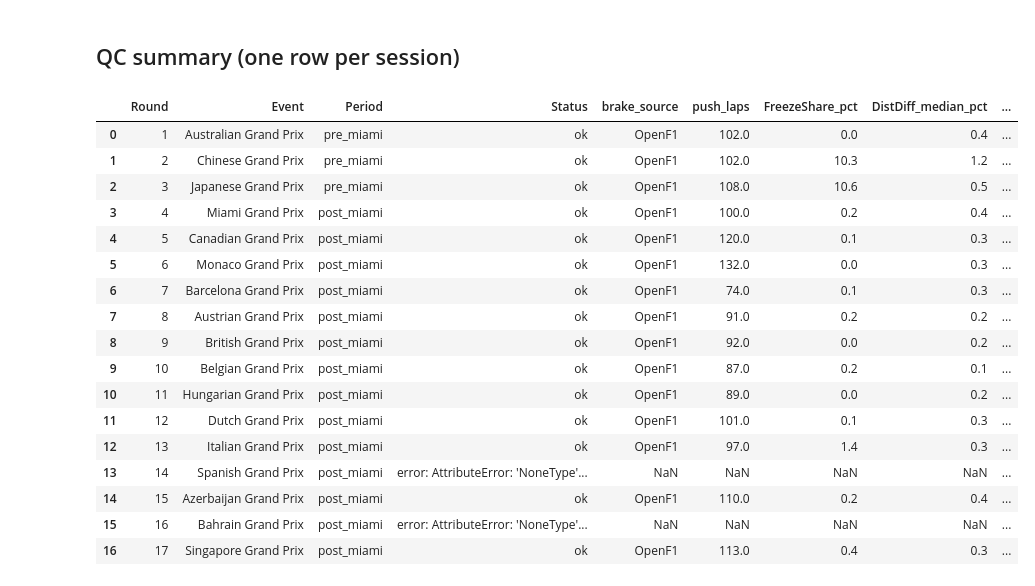
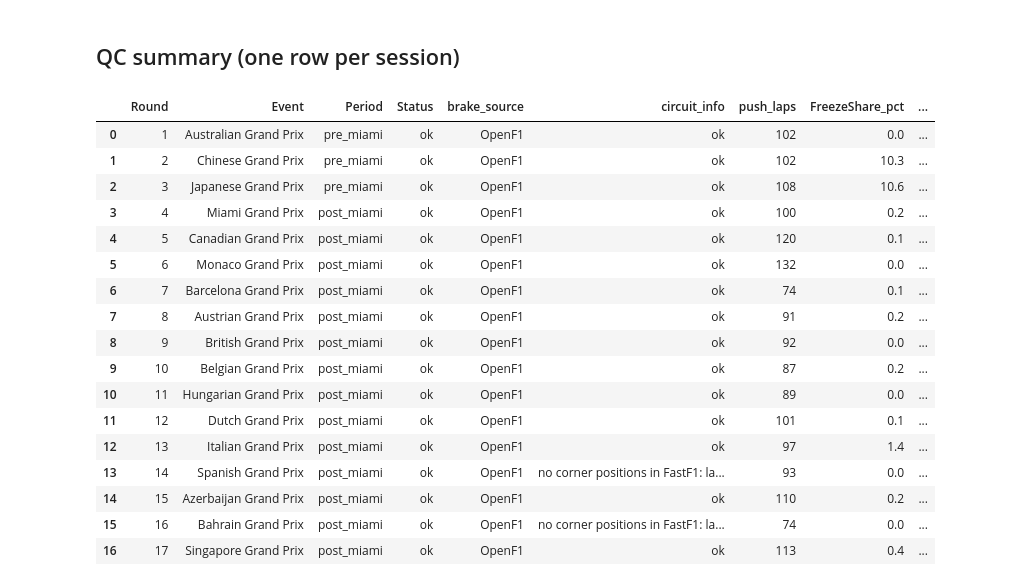
Before and after one commit to see7ien/Flat-Out, a Jupyter notebook: 02_season.ipynb, the cells around one changed output. Cells and saved outputs as stored; diff of their text form; code cells hidden in the pictures.

Commit message:
Season run: circuit-info fallback, QC additions

```diff
--- a/02_season.ipynb
+++ b/02_season.ipynb
@@ -15,6 +17,7 @@ from flatout import distance_agreement, openf1_session_key, run_session, to_seco
 
 YEAR = 2026
 DIST_FLAG_PCT = 3  # push laps whose car-data and X/Y distances differ by more than this are flagged
+MIN_CLEAN_DRIVERS = 10  # reporting rule: a straight is reported for a session only with >= 10 clean drivers
 OUT = Path("data/season")
 OUT.mkdir(parents=True, exist_ok=True)
 
@@ -66,8 +69,10 @@ for ev in events.itertuples():
         to_seconds(tables["segments"]).to_csv(f"{stem}_segments.csv", index=False)
         tables["exclusions"].to_csv(f"{stem}_exclusions.csv", index=False)
         dist.to_csv(f"{stem}_distance_qc.csv", index=False)
+        cov = tables["coverage"]
+        part = lambda k: cov.loc[k].to_dict() if k in cov.index.get_level_values(0) else {}
         row.update(Status="ok", **qc, Exclusions=len(tables["exclusions"]),
-                   CleanPerStraight=tables["coverage"].loc["straight"].to_dict(),
+                   CleanPerStraight=part("straight"), CleanPerSector=part("sector"),
                    DistDiff_median_pct=dist.Diff_pct.abs().median(), DistDiff_max_pct=dist.Diff_pct.abs().max(),
                    LapsOver3pct=int((dist.Diff_pct.abs() > DIST_FLAG_PCT).sum()))
     except Exception as e:
@@ -142,26 +131,30 @@ Total runtime: 38.1 min
 # %% [markdown]
 ## QC summary (one row per session)
 # %%
-cols = ["Round", "Event", "Period", "Status", "brake_source", "push_laps", "push_lap_frozen_pct_mean",
-        "DistDiff_median_pct", "DistDiff_max_pct", "LapsOver3pct", "CleanPerStraight", "Exclusions", "Runtime_s"]
-pd.set_option("display.max_colwidth", 80)
+ok = season_qc.Status.eq("ok")
+season_qc["Reportable"] = [sorted(k for k, n in d.items() if n >= MIN_CLEAN_DRIVERS) if isinstance(d, dict) else [] for d in season_qc.CleanPerStraight]
+season_qc["NReportable"] = season_qc.Reportable.str.len().where(ok)
+season_qc.to_csv(OUT / "qc_summary.csv", index=False)
+cols = ["Round", "Event", "Period", "Status", "brake_source", "circuit_info", "push_laps", "push_lap_frozen_pct_mean",
+        "DistDiff_median_pct", "DistDiff_max_pct", "LapsOver3pct", "CleanPerStraight", "NReportable", "Reportable", "Exclusions", "Runtime_s"]
+pd.set_option("display.max_colwidth", 90)
 season_qc.reindex(columns=cols).rename(columns={"push_lap_frozen_pct_mean": "FreezeShare_pct"}).round(1)
 # %% [output]
-|  | Round | Event | Period | Status | brake_source | push_laps | FreezeShare_pct | DistDiff_median_pct | ... |
-| 0 | 1 | Australian Grand Prix | pre_miami | ok | OpenF1 | 102.0 | 0.0 | 0.4 | ... |
-| 1 | 2 | Chinese Grand Prix | pre_miami | ok | OpenF1 | 102.0 | 10.3 | 1.2 | ... |
-| 2 | 3 | Japanese Grand Prix | pre_miami | ok | OpenF1 | 108.0 | 10.6 | 0.5 | ... |
-| 3 | 4 | Miami Grand Prix | post_miami | ok | OpenF1 | 100.0 | 0.2 | 0.4 | ... |
-| 4 | 5 | Canadian Grand Prix | post_miami | ok | OpenF1 | 120.0 | 0.1 | 0.3 | ... |
-| 5 | 6 | Monaco Grand Prix | post_miami | ok | OpenF1 | 132.0 | 0.0 | 0.3 | ... |
-| 6 | 7 | Barcelona Grand Prix | post_miami | ok | OpenF1 | 74.0 | 0.1 | 0.3 | ... |
-| 7 | 8 | Austrian Grand Prix | post_miami | ok | OpenF1 | 91.0 | 0.2 | 0.2 | ... |
-| 8 | 9 | British Grand Prix | post_miami | ok | OpenF1 | 92.0 | 0.0 | 0.2 | ... |
-| 9 | 10 | Belgian Grand Prix | post_miami | ok | OpenF1 | 87.0 | 0.2 | 0.1 | ... |
-| 10 | 11 | Hungarian Grand Prix | post_miami | ok | OpenF1 | 89.0 | 0.0 | 0.2 | ... |
-| 11 | 12 | Dutch Grand Prix | post_miami | ok | OpenF1 | 101.0 | 0.1 | 0.3 | ... |
-| 12 | 13 | Italian Grand Prix | post_miami | ok | OpenF1 | 97.0 | 1.4 | 0.3 | ... |
-| 13 | 14 | Spanish Grand Prix | post_miami | error: AttributeError: 'NoneType'... | NaN | NaN | NaN | NaN | ... |
-| 14 | 15 | Azerbaijan Grand Prix | post_miami | ok | OpenF1 | 110.0 | 0.2 | 0.4 | ... |
-| 15 | 16 | Bahrain Grand Prix | post_miami | error: AttributeError: 'NoneType'... | NaN | NaN | NaN | NaN | ... |
-| 16 | 17 | Singapore Grand Prix | post_miami | ok | OpenF1 | 113.0 | 0.4 | 0.3 | ... |
+|  | Round | Event | Period | Status | brake_source | circuit_info | push_laps | FreezeShare_pct | ... |
+| 0 | 1 | Australian Grand Prix | pre_miami | ok | OpenF1 | ok | 102 | 0.0 | ... |
+| 1 | 2 | Chinese Grand Prix | pre_miami | ok | OpenF1 | ok | 102 | 10.3 | ... |
+| 2 | 3 | Japanese Grand Prix | pre_miami | ok | OpenF1 | ok | 108 | 10.6 | ... |
+| 3 | 4 | Miami Grand Prix | post_miami | ok | OpenF1 | ok | 100 | 0.2 | ... |
+| 4 | 5 | Canadian Grand Prix | post_miami | ok | OpenF1 | ok | 120 | 0.1 | ... |
+| 5 | 6 | Monaco Grand Prix | post_miami | ok | OpenF1 | ok | 132 | 0.0 | ... |
+| 6 | 7 | Barcelona Grand Prix | post_miami | ok | OpenF1 | ok | 74 | 0.1 | ... |
+| 7 | 8 | Austrian Grand Prix | post_miami | ok | OpenF1 | ok | 91 | 0.2 | ... |
+| 8 | 9 | British Grand Prix | post_miami | ok | OpenF1 | ok | 92 | 0.0 | ... |
+| 9 | 10 | Belgian Grand Prix | post_miami | ok | OpenF1 | ok | 87 | 0.2 | ... |
+| 10 | 11 | Hungarian Grand Prix | post_miami | ok | OpenF1 | ok | 89 | 0.0 | ... |
+| 11 | 12 | Dutch Grand Prix | post_miami | ok | OpenF1 | ok | 101 | 0.1 | ... |
+| 12 | 13 | Italian Grand Prix | post_miami | ok | OpenF1 | ok | 97 | 1.4 | ... |
+| 13 | 14 | Spanish Grand Prix | post_miami | ok | OpenF1 | no corner positions in FastF1: la... | 93 | 0.0 | ... |
+| 14 | 15 | Azerbaijan Grand Prix | post_miami | ok | OpenF1 | ok | 110 | 0.2 | ... |
+| 15 | 16 | Bahrain Grand Prix | post_miami | ok | OpenF1 | no corner positions in FastF1: la... | 74 | 0.0 | ... |
+| 16 | 17 | Singapore Grand Prix | post_miami | ok | OpenF1 | ok | 113 | 0.4 | ... |
```
Also changed, not shown: parts of 5 cells of this notebook, 2 other files.
